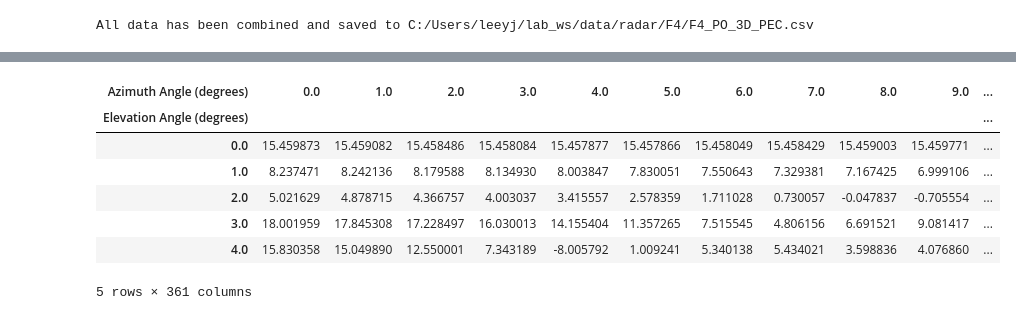
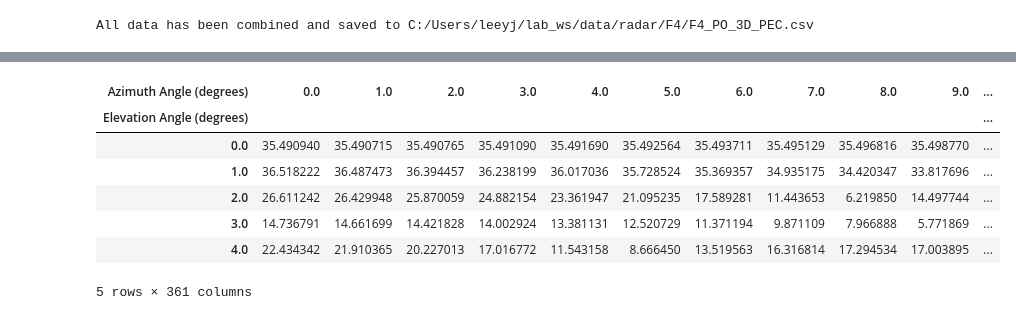
Before and after one commit to BrilliantCarrot/lwj_ws, a Jupyter notebook: radar/DatFileEdit.ipynb, the cells around one changed output, grey strips where cells are left out. Saved outputs shown, nothing was run; the diff lists cells and outputs as text; code cells hidden in the pictures.

```diff
--- a/radar/DatFileEdit.ipynb
+++ b/radar/DatFileEdit.ipynb
@@ -320,22 +319,23 @@ extract_and_save_rows(input_file_path, output_file_path)
 # %%
 # 행이 고각으로, 열이 방위각으로 구성된 csv 데이터파일을 생성
-input_file_path = 'C:/Users/leeyj/lab_ws/data/radar/Shahed/Shahed136_PO_3D_PEC_1.csv'
-new_file_path = 'C:/Users/leeyj/lab_ws/data/radar/Shahed/NEW_Shahed_PO_3D_PEC_1.csv'
+# 파일 이름은 알맞게 변경
+input_file_path = 'C:/Users/leeyj/lab_ws/data/radar/Tomahawk/Tomahawk_PO_3D_PEC_1.csv'
+new_file_path = 'C:/Users/leeyj/lab_ws/data/radar/Tomahawk/NEW_Tomahawk_PO_3D_PEC_1.csv'
 data = pd.read_csv(input_file_path)
 
 # 데이터를 pivot하여 새로운 형태로 재구성
 pivoted_data = data.pivot(index='Elevation Angle (degrees)', columns='Azimuth Angle (degrees)', values='RCS (dBsm)')
 
 # 재구성된 데이터를 CSV 파일로 저장
 pivoted_data.to_csv(new_file_path, header=False, index=False)
 
 pivoted_data.head()
 # %% [output]
 | Azimuth Angle (degrees) | 0.0 | 1.0 | 2.0 | 3.0 | 4.0 | 5.0 | 6.0 | 7.0 | 8.0 | 9.0 | ... |
 | Elevation Angle (degrees) |  |  |  |  |  |  |  |  |  |  | ... |
-| 0.0 | 15.459873 | 15.459082 | 15.458486 | 15.458084 | 15.457877 | 15.457866 | 15.458049 | 15.458429 | 15.459003 | 15.459771 | ... |
-| 1.0 | 8.237471 | 8.242136 | 8.179588 | 8.134930 | 8.003847 | 7.830051 | 7.550643 | 7.329381 | 7.167425 | 6.999106 | ... |
-| 2.0 | 5.021629 | 4.878715 | 4.366757 | 4.003037 | 3.415557 | 2.578359 | 1.711028 | 0.730057 | -0.047837 | -0.705554 | ... |
-| 3.0 | 18.001959 | 17.845308 | 17.228497 | 16.030013 | 14.155404 | 11.357265 | 7.515545 | 4.806156 | 6.691521 | 9.081417 | ... |
-| 4.0 | 15.830358 | 15.049890 | 12.550001 | 7.343189 | -8.005792 | 1.009241 | 5.340138 | 5.434021 | 3.598836 | 4.076860 | ... |
+| 0.0 | 35.490940 | 35.490715 | 35.490765 | 35.491090 | 35.491690 | 35.492564 | 35.493711 | 35.495129 | 35.496816 | 35.498770 | ... |
+| 1.0 | 36.518222 | 36.487473 | 36.394457 | 36.238199 | 36.017036 | 35.728524 | 35.369357 | 34.935175 | 34.420347 | 33.817696 | ... |
+| 2.0 | 26.611242 | 26.429948 | 25.870059 | 24.882154 | 23.361947 | 21.095235 | 17.589281 | 11.443653 | 6.219850 | 14.497744 | ... |
+| 3.0 | 14.736791 | 14.661699 | 14.421828 | 14.002924 | 13.381131 | 12.520729 | 11.371194 | 9.871109 | 7.966888 | 5.771869 | ... |
+| 4.0 | 22.434342 | 21.910365 | 20.227013 | 17.016772 | 11.543158 | 8.666450 | 13.519563 | 16.316814 | 17.294534 | 17.003895 | ... |
 5 rows × 361 columns
```
Also changed, not shown: parts of 7 cells of this notebook.
